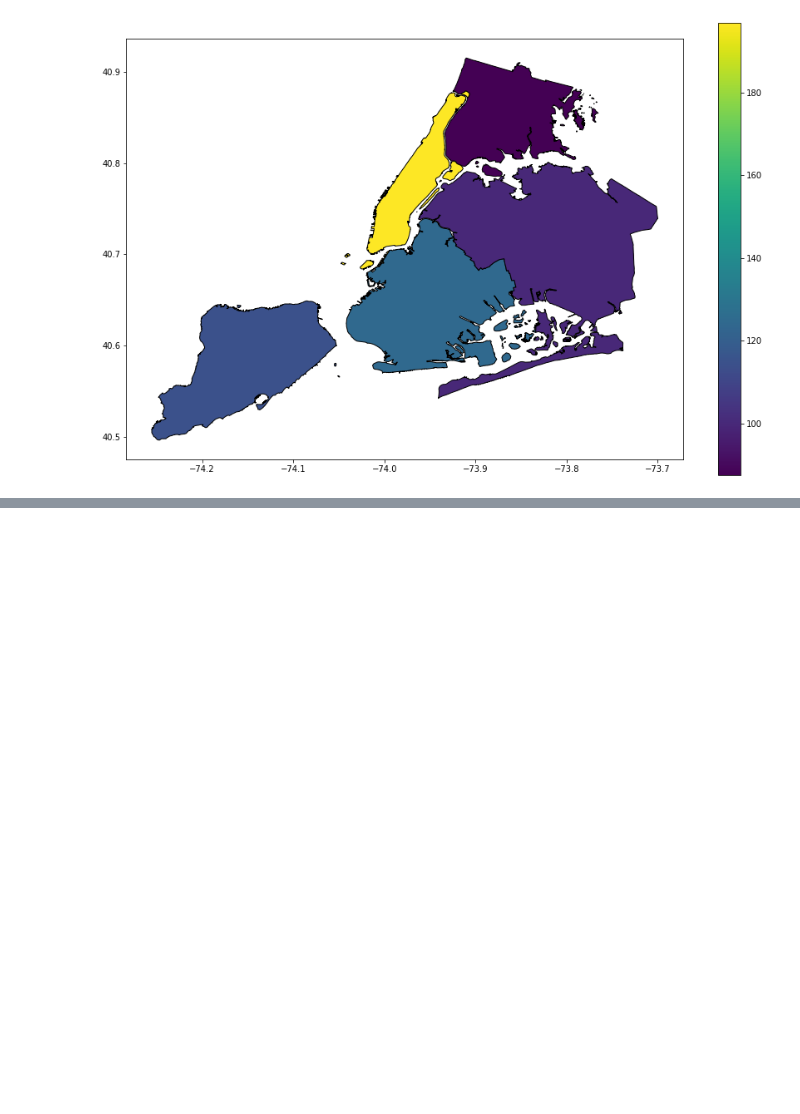
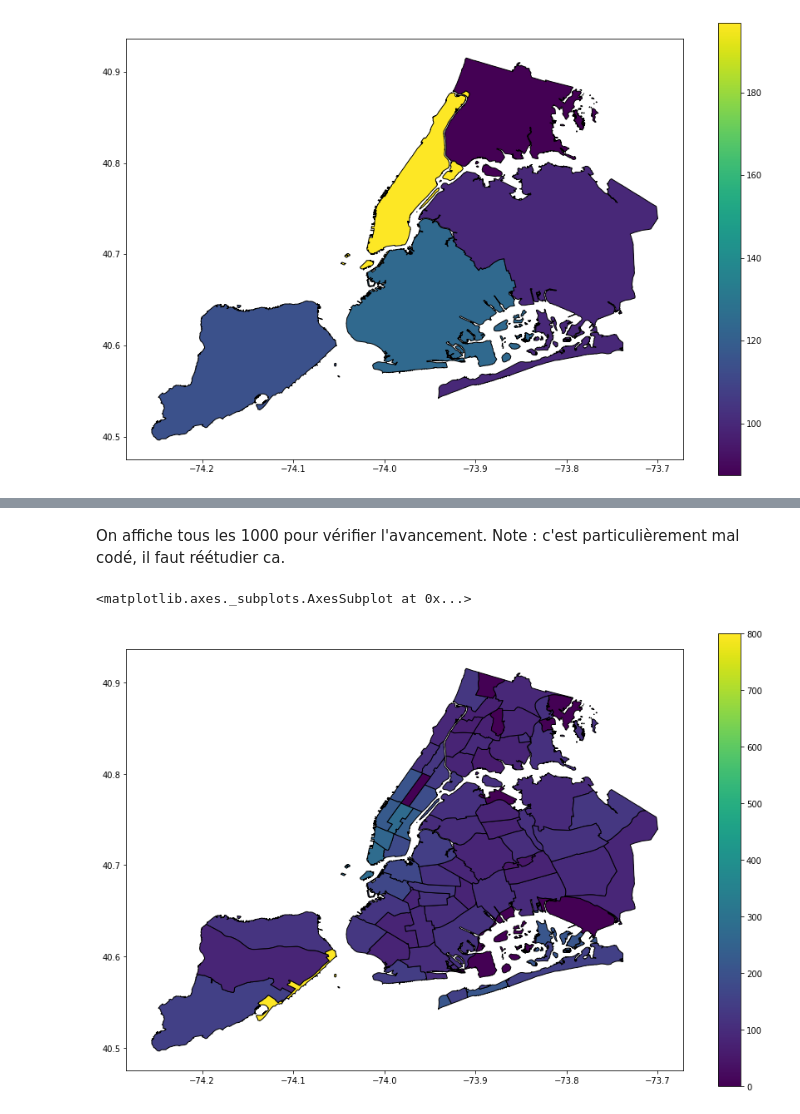
Before and after one commit to hfred1982/data_science_notebooks, a Jupyter notebook: using_geopandas/airbnb.ipynb, the cells around one changed output, grey strips where cells are left out. Drawn from its saved outputs; the diff is of its cells as text; code cells hidden in the pictures; blank space fills up the shorter version.

```diff
--- a/using_geopandas/airbnb.ipynb
+++ b/using_geopandas/airbnb.ipynb
@@ -117,0 +126,9 @@ On a bien le résultat espéré, on voudrait faire une carte plus précise maint
+# %%
+data['boro_cd'] = 0
+
+for i in range(len(data)):
+    for district in range(len(districts_limits)):
+        if data['Coordinates'][i].within(districts_limits['geometry'][district]):
+            data['boro_cd'][i] = districts_limits['boro_cd'][district]
+    if i % 1000 == 0:
+        print(i)
@@ -117,0 +156,13 @@ On a bien le résultat espéré, on voudrait faire une carte plus précise maint
+# %% [markdown]
+On affiche tous les 1000 pour vérifier l'avancement. Note : c'est particulièrement mal codé, il faut réétudier ca.
+# %%
+districts_limits_reindexed = districts_limits.set_index('boro_cd')
+prix_moyen_by_district = data.groupby('boro_cd')['price'].mean()
+districts_limits_reindexed['prix_moyen'] = prix_moyen_by_district
+districts_limits_reindexed = districts_limits_reindexed.fillna(0)
+# %%
+fig, ax = plt.subplots(figsize=(15,10))
+districts_limits_reindexed.plot(ax = ax, edgecolor='black', column = 'prix_moyen', legend=True)
+# %% [output]
+<matplotlib.axes._subplots.AxesSubplot at 0x...>
+[figure, added]
```
Also changed, not shown: parts of 4 cells of this notebook.
